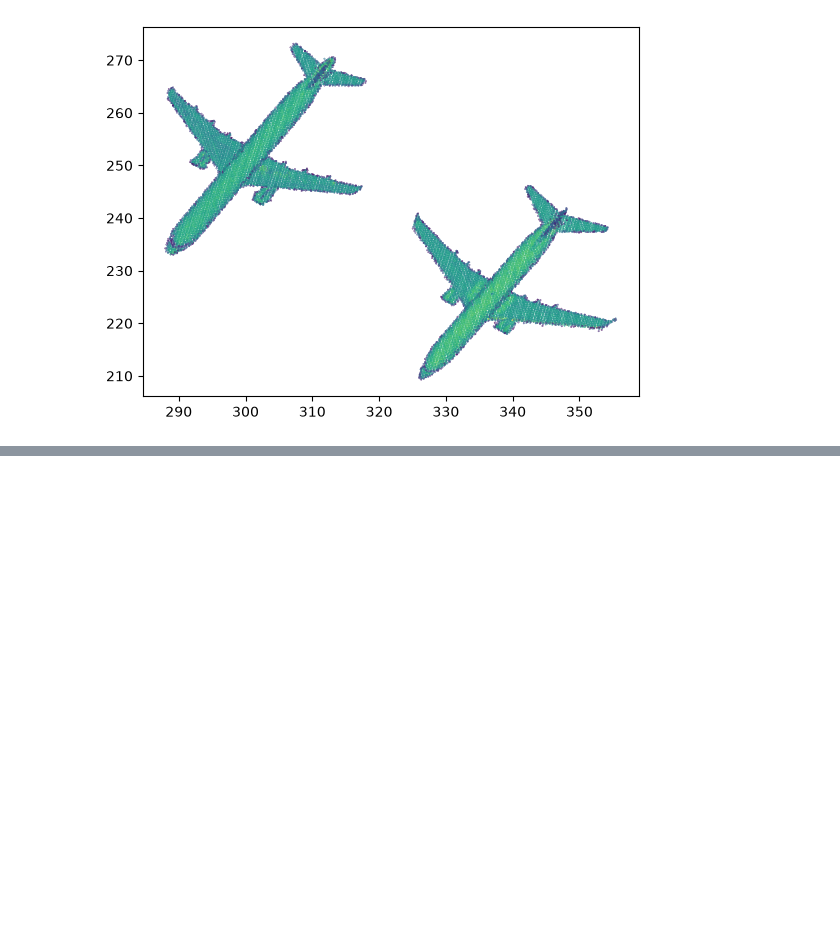
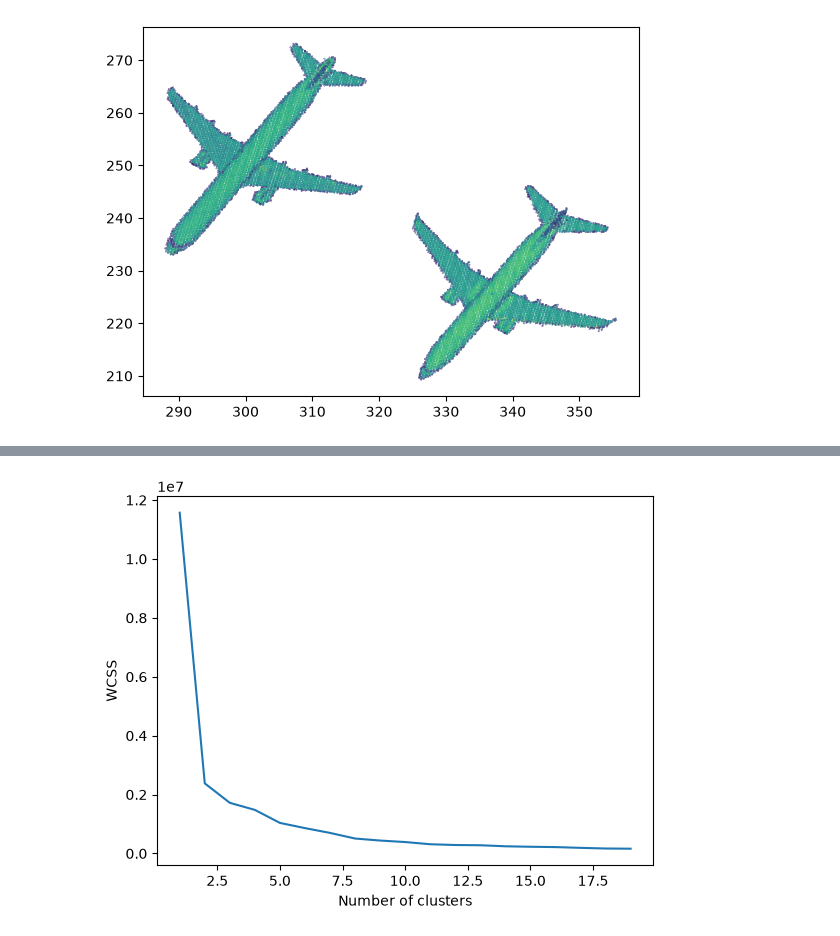
Before and after one commit to saiKelkar/Applied_Semantic_Segmentation_for_LiDAR_Point_Cloud, a Jupyter notebook: K-means.ipynb, the cells around one changed output, grey strips where cells are left out. Drawn from its saved outputs; the diff is of its cells as text; code cells hidden in the pictures; blank space fills up the shorter version.

```diff
--- a/K-means.ipynb
+++ b/K-means.ipynb
@@ -52,0 +67,16 @@ plt.show()
+# %%
+# Finding number of clusters isn't obvious, so we loop k over a range
+X = np.column_stack((x[mask], y[mask], z[mask]))
+# WCSS - within-cluster sum of squares (basically a messiness score)
+wcss = []
+for i in range(1, 20):
+    kmeans = KMeans(n_clusters = i, init = 'k-means++', random_state = 42)
+    kmeans.fit(X)
+    wcss.append(kmeans.inertia_)
+# %%
+plt.plot(range(1, 20), wcss)
+plt.xlabel('Number of clusters')
+plt.ylabel('WCSS')
+plt.show()
+# %% [output]
+[figure, added]
```
Also changed, not shown: parts of 7 cells of this notebook.
